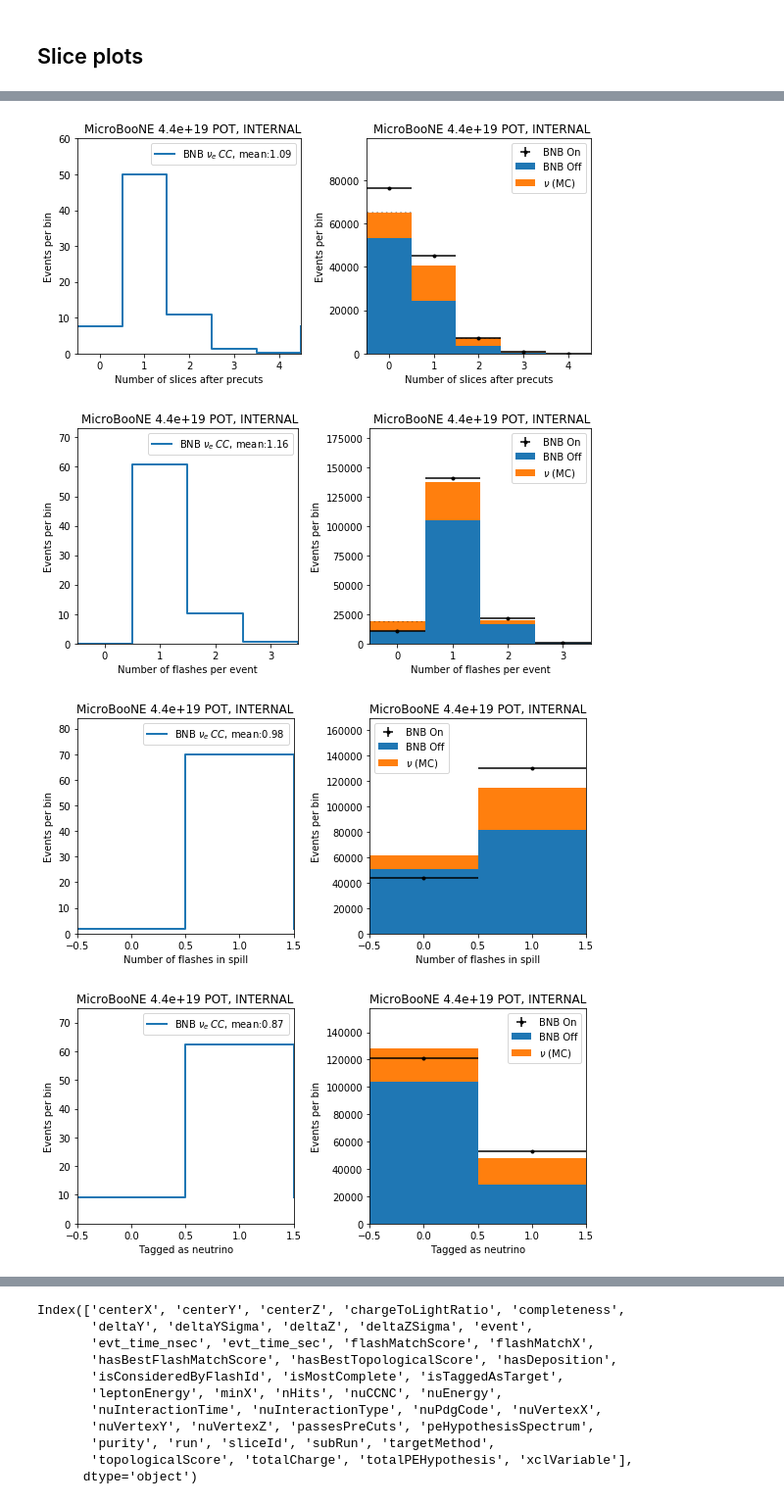
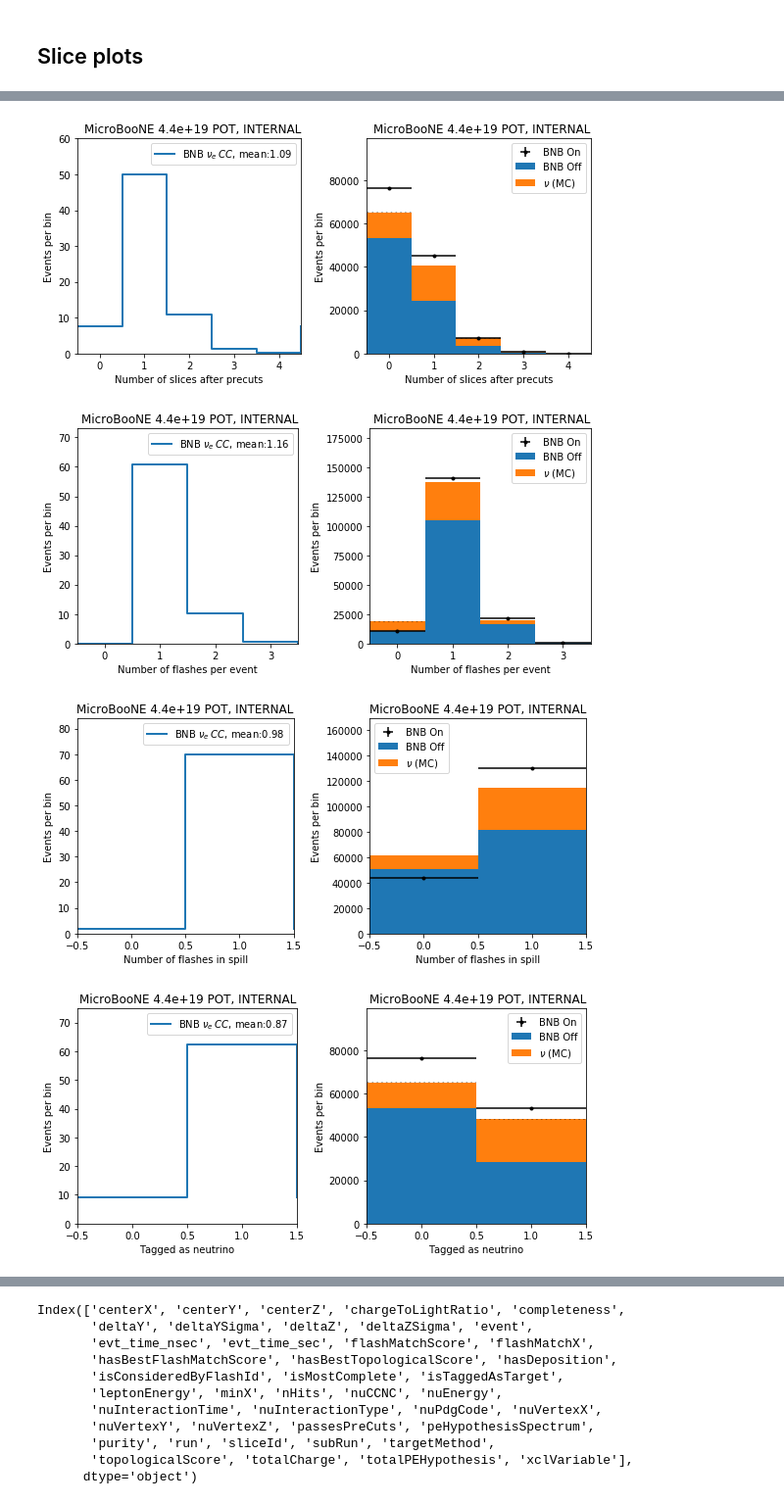
Before and after one commit to Wouter-VDP/MCC9_FlashID, a Jupyter notebook: Flash_ID_all.ipynb, the cells around one changed output, grey strips where cells are left out. Shown at 98% size. Cells and saved outputs as stored; diff of their text form; code cells hidden in the pictures.

```diff
--- a/Flash_ID_all.ipynb
+++ b/Flash_ID_all.ipynb
@@ -468,7 +468,8 @@ for field, N, x_min, x_max, lab, apply_mask in zip(*arrays):
 
     fig,ax=plt.subplots(ncols=2,nrows=1,figsize=(5*gr,4), sharex=True)
     if apply_mask:
-        data = [file_dict[s]['events'][field] for s in dict_names]
+        mask = [file_dict[s]['events'][b'hasBeamFlash'] for s in dict_names]
+        data = [file_dict[s]['events'][field][m] for s,m in zip(dict_names,mask)]
         scales_here = scales
     else:
         data = [file_dict[s]['events'][field] for s in dict_names]
@@ -520,7 +521,7 @@ for field, N, x_min, x_max, lab, apply_mask in zip(*arrays):
 [figure]
 [figure]
 [figure]
-[figure, old version]
+[figure, new version]
 # %%
 ## How many events do have a good slice:
 # 80% pure and complete, and collection plane charge!
```
Also changed, not shown: parts of 4 cells of this notebook, 27 other files.
